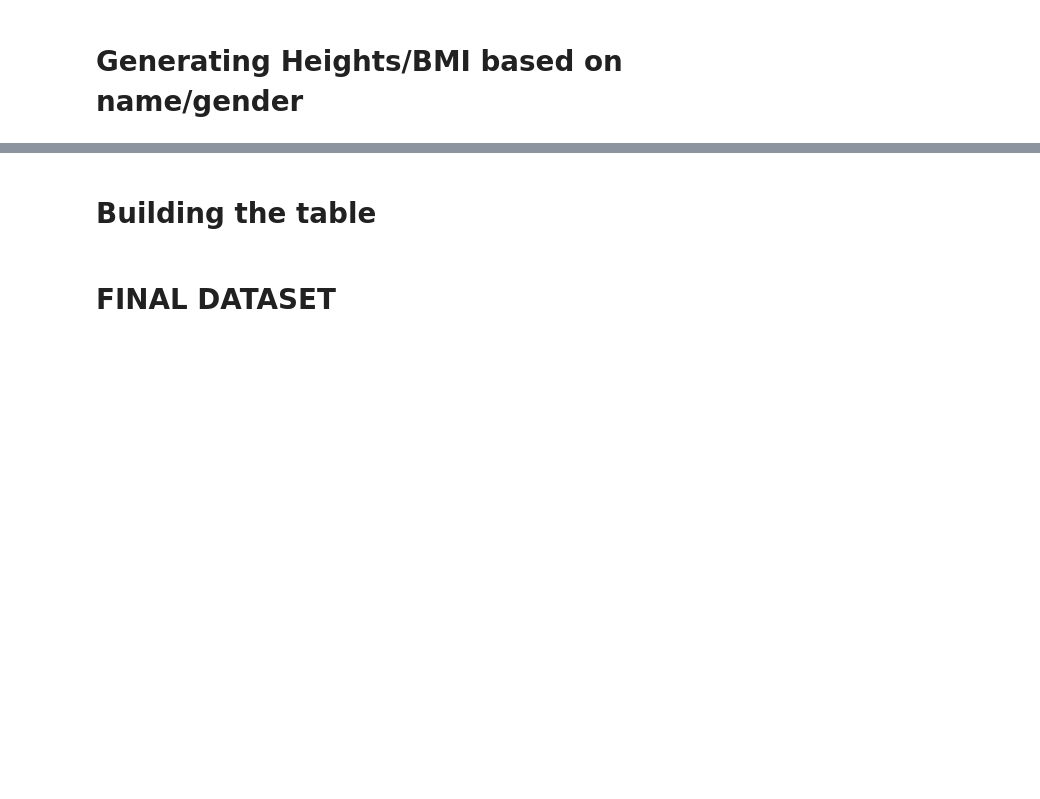
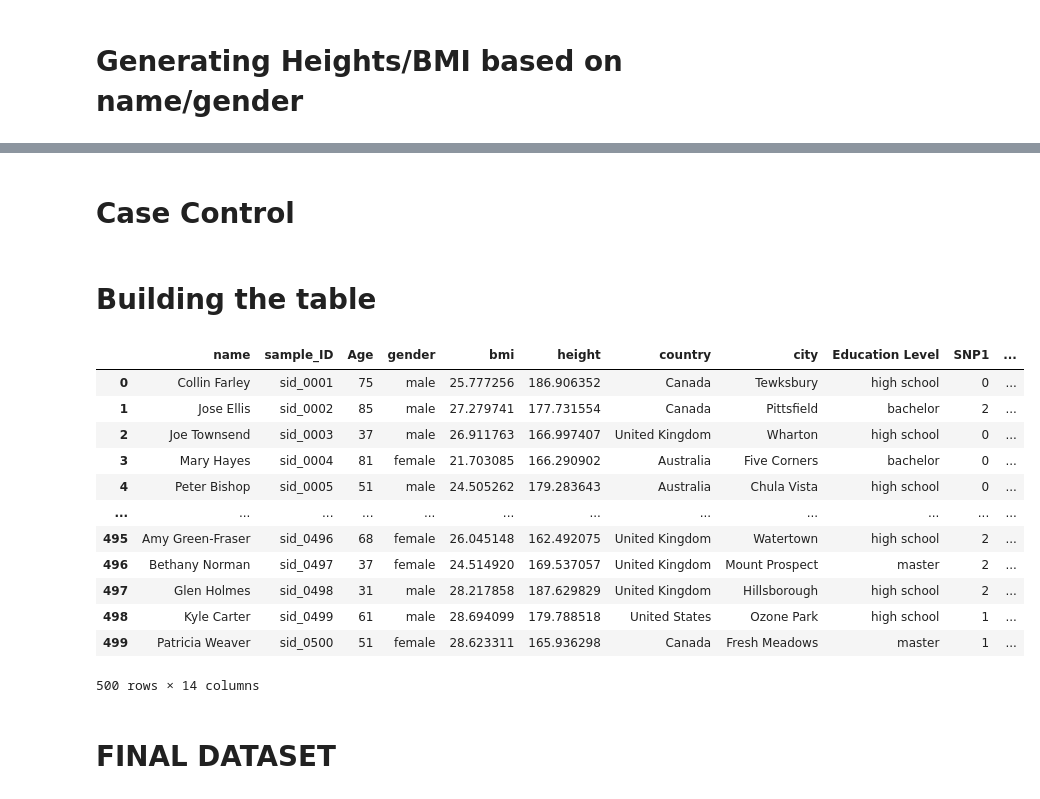
Before and after one commit to lws2022/Data_Simulation, a Jupyter notebook: Laura.ipynb, the cells around one changed output, grey strips where cells are left out. Saved outputs shown, nothing was run; the diff lists cells and outputs as text; code cells hidden in the pictures; blank space fills up the shorter version.

```diff
--- a/Laura.ipynb
+++ b/Laura.ipynb
@@ -162,0 +290,3 @@ individuals_df.head(10)
+# %%
+individuals_df = pd.concat([individuals_df, data], axis=1)
+individuals_df.head(10)
@@ -162,0 +307,36 @@ individuals_df.head(10)
+# %%
+def generate_positive_normal(mean, std):
+    while True:
+        num = np.random.normal(mean, std)
+        if num > 0:
+            return num
+
+def generate_bimodal_distribution(mean1, std1, mean2, std2):
+    value = np.random.choice([np.random.normal(mean1, std1), np.random.normal(mean2, std2)])
+    return max(value, 0)
+
+def generate_bimodal_gender(gender, mean1, std1, mean2, std2):
+    if gender == "male":
+        value = np.random.normal(mean1, std1)
+    elif gender == "female":
+        value = np.random.normal(mean2, std2)
+    return max(value, 0)
+
+def generate_bimodal_bmi(bmi, mean1, std1, mean2, std2):
+    if bmi > 25:
+        value = np.random.normal(mean1,std1)
+    elif bmi < 25:
+        value = np.random.normal(mean2,std2)
+    return max(value, 0)
+# %%
+individuals_df['gene 1'] = individuals_df.apply(lambda x: generate_positive_normal(4, 1), axis=1)
+individuals_df['gene 2'] = individuals_df.apply(lambda x: generate_positive_normal(7, 5), axis=1)
+individuals_df['gene 3'] = individuals_df.apply(lambda x: generate_positive_normal(9, 3), axis=1)
+individuals_df['gene 4'] = individuals_df.apply(lambda x: generate_bimodal_distribution(3, 2, 10, 2), axis=1)
+individuals_df['gene 5'] = individuals_df.apply(lambda x: generate_bimodal_distribution(5, 1, 1, 1), axis=1)
+individuals_df['gene 6'] = individuals_df.apply(lambda x: generate_bimodal_distribution(12, 5, 3, 3), axis=1)
+individuals_df['gene 7'] = individuals_df.apply(lambda x: generate_bimodal_distribution(8, 3, 2, 1), axis=1)
+individuals_df['gene 8'] = individuals_df.apply(lambda x: generate_bimodal_gender(x["gender"], 2, 2, 7, 2), axis=1)
+individuals_df['gene 9'] = individuals_df.apply(lambda x: generate_bimodal_bmi(x["bmi"], 9, 1, 3, 1), axis=1)
+individuals_df['gene 10'] = individuals_df.apply(lambda x: generate_bimodal_bmi(x["bmi"], 22, 2, 23, 2), axis=1)
+individuals_df.head()
@@ -163,4 +351,24 @@ individuals_df.head(10)
+# %% [markdown]
+# Case Control
 # %% [markdown]
 # Building the table
+# %%
+# Reordering the columns
+individuals_df = individuals_df.reindex(columns=['name', 'sample_ID','Age','gender', 'bmi', 'height', 'country','city','Education Level','SNP1', 'SNP2', 'SNP3', 'SNP4', 'SNP5'])
+individuals_df.head(500)
+# %% [output]
+|  | name | sample_ID | Age | gender | bmi | height | country | city | Education Level | SNP1 | ... |
+| 0 | Collin Farley | sid_0001 | 75 | male | 25.777256 | 186.906352 | Canada | Tewksbury | high school | 0 | ... |
+| 1 | Jose Ellis | sid_0002 | 85 | male | 27.279741 | 177.731554 | Canada | Pittsfield | bachelor | 2 | ... |
+| 2 | Joe Townsend | sid_0003 | 37 | male | 26.911763 | 166.997407 | United Kingdom | Wharton | high school | 0 | ... |
+| 3 | Mary Hayes | sid_0004 | 81 | female | 21.703085 | 166.290902 | Australia | Five Corners | bachelor | 0 | ... |
+| 4 | Peter Bishop | sid_0005 | 51 | male | 24.505262 | 179.283643 | Australia | Chula Vista | high school | 0 | ... |
+| ... | ... | ... | ... | ... | ... | ... | ... | ... | ... | ... | ... |
+| 495 | Amy Green-Fraser | sid_0496 | 68 | female | 26.045148 | 162.492075 | United Kingdom | Watertown | high school | 2 | ... |
+| 496 | Bethany Norman | sid_0497 | 37 | female | 24.514920 | 169.537057 | United Kingdom | Mount Prospect | master | 2 | ... |
+| 497 | Glen Holmes | sid_0498 | 31 | male | 28.217858 | 187.629829 | United Kingdom | Hillsborough | high school | 2 | ... |
+| 498 | Kyle Carter | sid_0499 | 61 | male | 28.694099 | 179.788518 | United States | Ozone Park | high school | 1 | ... |
+| 499 | Patricia Weaver | sid_0500 | 51 | female | 28.623311 | 165.936298 | Canada | Fresh Meadows | master | 1 | ... |
+500 rows × 14 columns
 # %% [markdown]
 # FINAL DATASET
```
Also changed, not shown: parts of 20 cells of this notebook, 1 other file.
